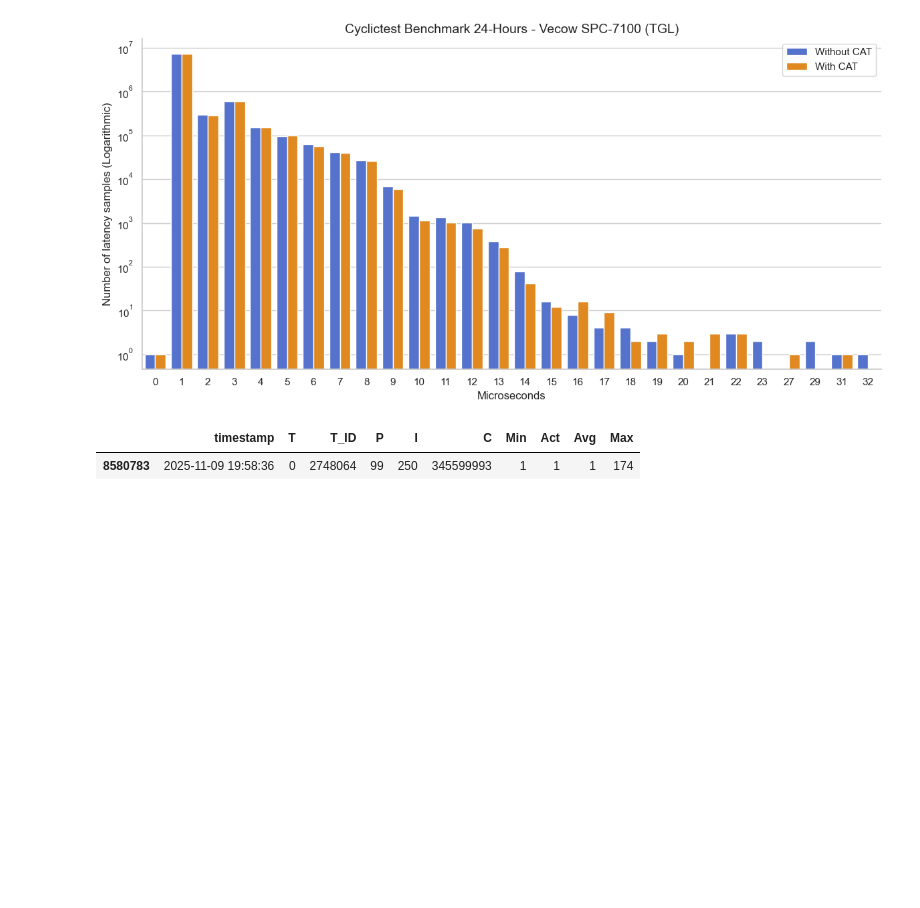
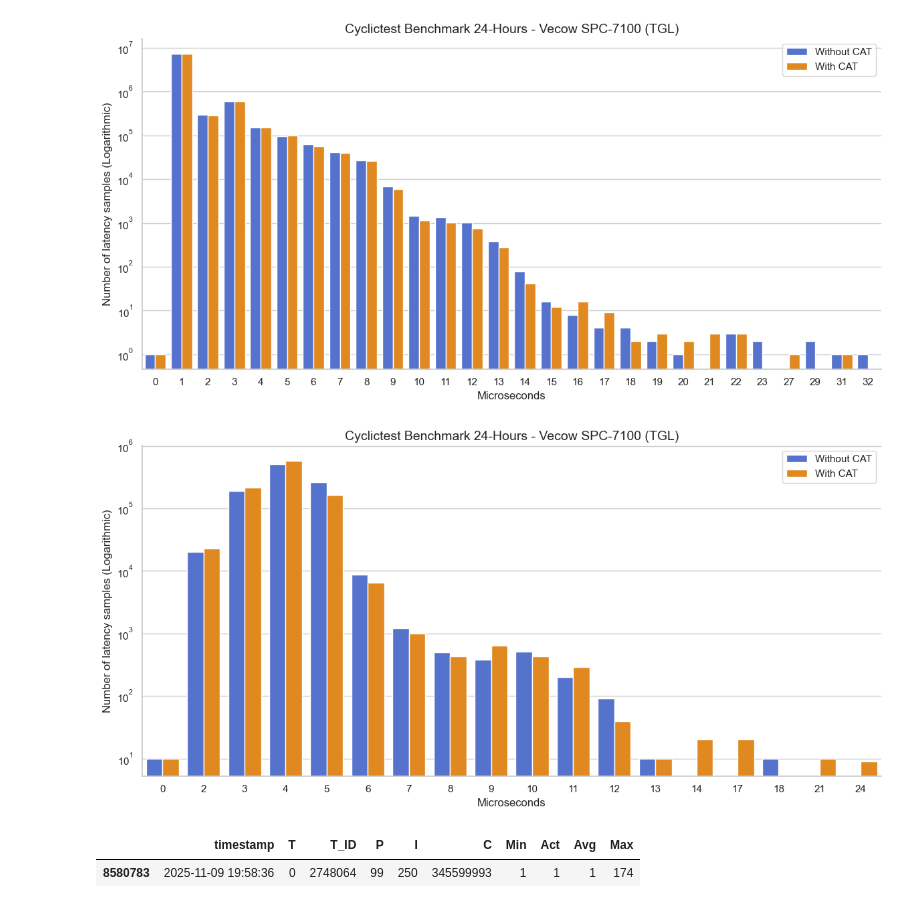
Before and after one commit to zededa/rt-tools, a Jupyter notebook: notebook/02_Megabenchmark.ipynb, the cells around one changed output. Saved outputs shown, nothing was run; the diff lists cells and outputs as text; code cells hidden in the pictures; blank space fills up the shorter version.

```diff
--- a/notebook/02_Megabenchmark.ipynb
+++ b/notebook/02_Megabenchmark.ipynb
@@ -378,6 +355,43 @@ plt.tight_layout()
 plt.show()
 # %% [output]
 [figure]
+# %%
+cyclictest_cat = pd.read_csv(cyclictest_cat_path)
+cyclictest_no_cat = pd.read_csv(cyclictest_no_cat_path)
+
+# Count occurrences of each microsecond value
+count_no_cat = cyclictest_no_cat['Act'].value_counts().sort_index().reset_index()
+count_no_cat.columns = ['Microseconds', 'Count']
+count_no_cat['Mode'] = 'Without CAT'
+
+count_cat = cyclictest_cat['Act'].value_counts().sort_index().reset_index()
+count_cat.columns = ['Microseconds', 'Count']
+count_cat['Mode'] = 'With CAT'
+
+# Combine both datasets
+combined = pd.concat([count_no_cat, count_cat])
+
+# --- Plot ---
+plt.figure(figsize=(12, 6))
+sns.barplot(
+    data=combined,
+    x='Microseconds',
+    y='Count',
+    hue='Mode',
+    palette=['royalblue', 'darkorange'],
+    dodge=True
+)
+
+plt.yscale('log')
+plt.title('Cyclictest Benchmark 24-Hours - Vecow SPC-7100 (TGL)', fontsize=14)
+plt.xlabel('Microseconds')
+plt.ylabel('Number of latency samples (Logarithmic)')
+sns.despine()
+plt.legend(title=None)
+plt.tight_layout()
+plt.show()
+# %% [output]
+[figure, added]
 # %%
 cyclictest_cat.tail(1)
 # %% [output]
```
Also changed, not shown: parts of 9 cells of this notebook, 4 other files.
